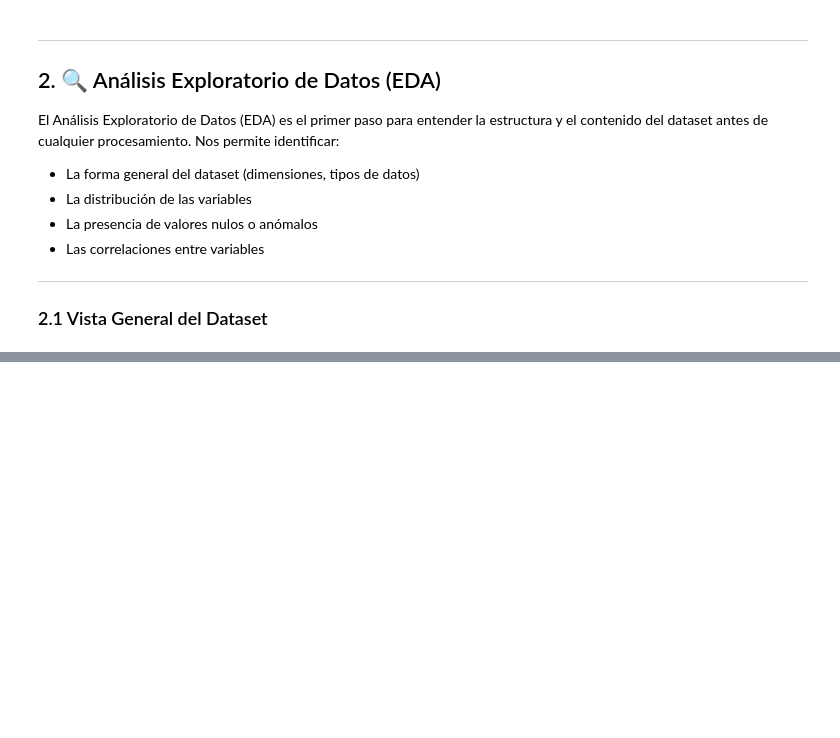
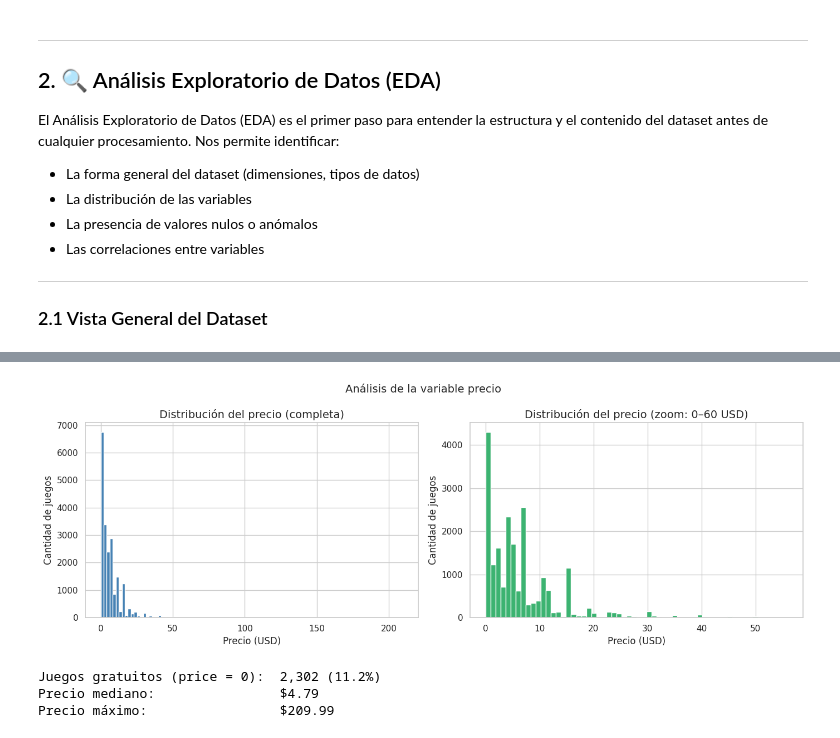
Before and after one commit to SantuMartire/Practicas-de-Machine-Learning, a Jupyter notebook: Pre_Entrega_Proyecto_Integrador.ipynb, the cells around one changed output, grey strips where cells are left out. Saved outputs shown, nothing was run; the diff lists cells and outputs as text; code cells hidden in the pictures; blank space fills up the shorter version.

```diff
--- a/Pre_Entrega_Proyecto_Integrador.ipynb
+++ b/Pre_Entrega_Proyecto_Integrador.ipynb
@@ -205,0 +359,32 @@ dtype: int64
+# %%
+# ==========================================================
+# ANÁLISIS DEL PRECIO: DISTRIBUCIÓN COMPLETA Y ZOOM
+# ==========================================================
+
+fig, axes = plt.subplots(1, 2, figsize=(14, 5))
+
+# Distribución completa
+axes[0].hist(games_filtrado['price'].dropna(), bins=100, color='steelblue', edgecolor='white')
+axes[0].set_title('Distribución del precio (completa)')
+axes[0].set_xlabel('Precio (USD)')
+axes[0].set_ylabel('Cantidad de juegos')
+
+# Zoom en la zona más densa
+games_zoom = games_filtrado[games_filtrado['price'] <= 60]
+axes[1].hist(games_zoom['price'], bins=60, color='mediumseagreen', edgecolor='white')
+axes[1].set_title('Distribución del precio (zoom: 0–60 USD)')
+axes[1].set_xlabel('Precio (USD)')
+axes[1].set_ylabel('Cantidad de juegos')
+
+plt.suptitle('Análisis de la variable precio', fontsize=14)
+plt.tight_layout()
+plt.show()
+
+print(f'Juegos gratuitos (price = 0):  {(games_filtrado["price"] == 0).sum():,} ({(games_filtrado["price"] == 0).mean()*100:.1f}%)')
+print(f'Precio mediano:                ${games_filtrado["price"].median():.2f}')
+print(f'Precio máximo:                 ${games_filtrado["price"].max():.2f}')
+# %% [output]
+[figure, added]
+Juegos gratuitos (price = 0):  2,302 (11.2%)
+Precio mediano:                $4.79
+Precio máximo:                 $209.99
```
Also changed, not shown: parts of 32 cells of this notebook.
